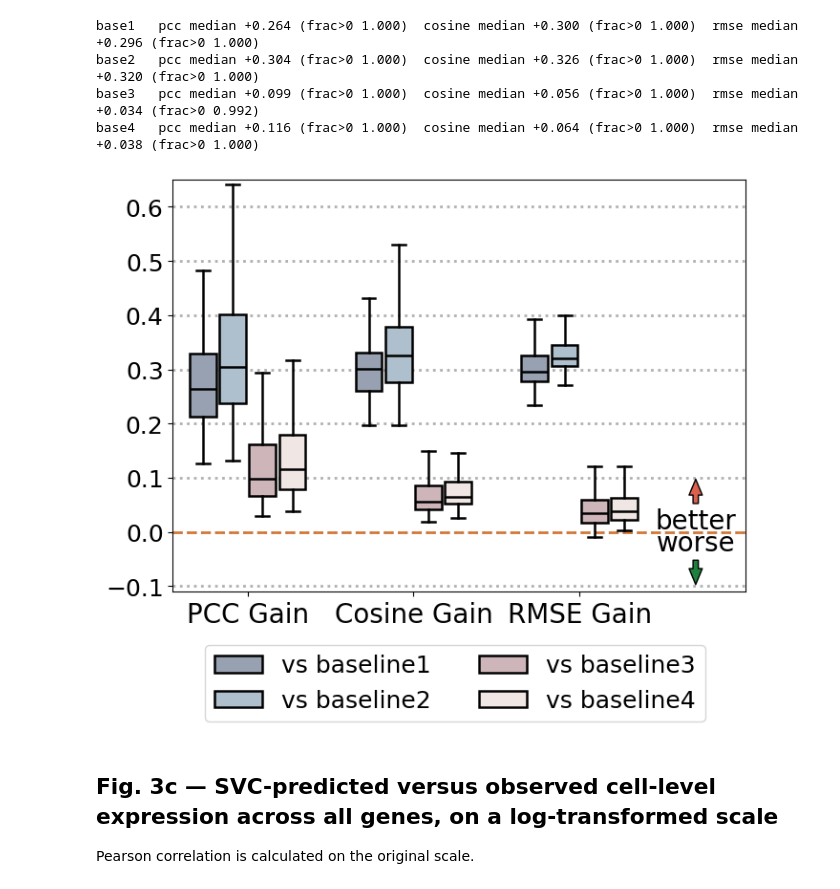
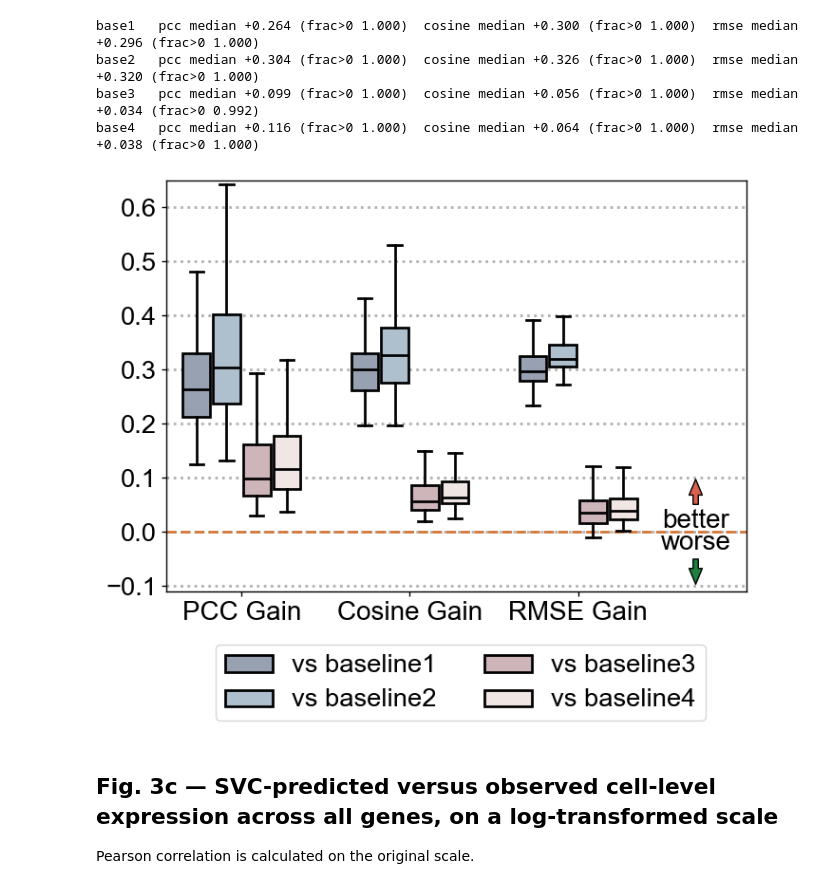
Before and after one commit to aster-ww/SVC-reproducibility, a Jupyter notebook: fig3/fig3_reproducibility.ipynb, the cells around one changed output. Cells and saved outputs as stored; diff of their text form; code cells hidden in the pictures.

```diff
--- a/fig3/fig3_reproducibility.ipynb
+++ b/fig3/fig3_reproducibility.ipynb
@@ -44,6 +83,7 @@ PANEL_GENES = ['SLC5A3', 'SRRM2', 'COL5A1', 'USP9X', 'TLN1']
 PANEL_COLORS = ['#3f6f76', '#69b7ce', '#c65840', '#f4ce4b', '#62496f']
 
 cell_idx = test_cell_names.index(CELL)
+print_scale = 0.275074
 fig, ax = plt.subplots(2, 5, figsize=(14, 4.5), gridspec_kw={'hspace': 0.2})
 
 for i, (gene, color) in enumerate(zip(PANEL_GENES, PANEL_COLORS)):
@@ -68,5 +108,11 @@ ax[0, 0].set_ylabel('Ground truth', fontsize=22)
 ax[1, 0].set_ylabel('Prediction', fontsize=22)
 
 plt.tight_layout()
+for a in ax[0]:
+    a.title.set_fontsize(5.5 / print_scale)
+for a in ax[:, 0]:
+    a.yaxis.label.set_fontsize(5.5 / print_scale)
+print_style(fig, print_scale)
+# fig.savefig('fig3a.pdf', bbox_inches='tight')
 plt.show()
 # %% [output]
@@ -164,42 +210,45 @@ base3   pcc median +0.099 (frac>0 1.000)  cosine median +0.056 (frac>0 1.000)  r
 base4   pcc median +0.116 (frac>0 1.000)  cosine median +0.064 (frac>0 1.000)  rmse median +0.038 (frac>0 1.000)
 # %%
 # Fig. 3b
+print_scale = 0.254137
 fig, ax = plt.subplots(figsize=(7, 6))
 
 centers = np.array([1, 2, 3])
 offsets = np.array([-0.27, -0.09, 0.09, 0.27])
 palette = ['#98a1b1', '#aebfce', '#ceb5b9', '#f0e6e4']
 common = dict(widths=0.16, zorder=10, notch=False, vert=True, patch_artist=True,
-              whiskerprops=dict(color='black', linestyle='-', linewidth=1.8),
-              capprops=dict(color='black', linewidth=1.8), showfliers=False)
+              whiskerprops=dict(color='black', linestyle='-', linewidth=0.5 / print_scale),
+              capprops=dict(color='black', linewidth=0.5 / print_scale), showfliers=False)
 
 box_handles = []
 for off, color, data in zip(offsets, palette, gains_per_baseline):
     bp = ax.boxplot(data, positions=centers + off,
-                    boxprops=dict(facecolor=color, linewidth=1.8),
-                    medianprops=dict(linewidth=1.8, color='black'), **common)
+                    boxprops=dict(facecolor=color, linewidth=0.5 / print_scale),
+                    medianprops=dict(linewidth=0.5 / print_scale, color='black'), **common)
     box_handles.append(bp['boxes'][0])
 
 ax.axhline(0, color='#d47838', linestyle='--', linewidth=2)
 ax.annotate('better', xy=(3.7, 0.1), xytext=(3.7, 0.02), fontsize=20, ha='center', va='center',
             arrowprops=dict(facecolor='#db614f', shrink=0.05, width=4, headwidth=10))
 ax.annotate('worse', xy=(3.7, -0.1), xytext=(3.7, -0.02), fontsize=20, ha='center', va='center',
             arrowprops=dict(facecolor='#1e803d', shrink=0.05, width=4, headwidth=10))
 
 ax.set_xticks(centers)
 ax.set_xticklabels(['PCC Gain', 'Cosine Gain', 'RMSE Gain'], fontsize=20)
 ax.tick_params(axis='y', labelsize=18)
 ax.set_xlim(0.55, 4)
 ax.set_ylim(-0.11, 0.65)
 ax.set_yticks(np.arange(-0.1, 0.65, 0.1))
-ax.grid(axis='y', linestyle=':', linewidth=2)
+ax.grid(axis='y', color='#b0b0b0', linestyle=':', linewidth=0.504 / print_scale)
 ax.legend(box_handles, ['vs baseline1', 'vs baseline2', 'vs baseline3', 'vs baseline4'],
           ncol=2, fontsize=18, bbox_to_anchor=(0.95, -0.1))
 
 plt.tight_layout()
+print_style(fig, print_scale)
+# fig.savefig('fig3b.pdf', bbox_inches='tight')
 plt.show()
 # %% [output]
-[figure, old version]
+[figure, new version]
 # %% [markdown]
 ## Fig. 3c — SVC-predicted versus observed cell-level expression across all genes, on a log-transformed scale
 
```
Also changed, not shown: parts of 13 cells of this notebook, 1 other file.
